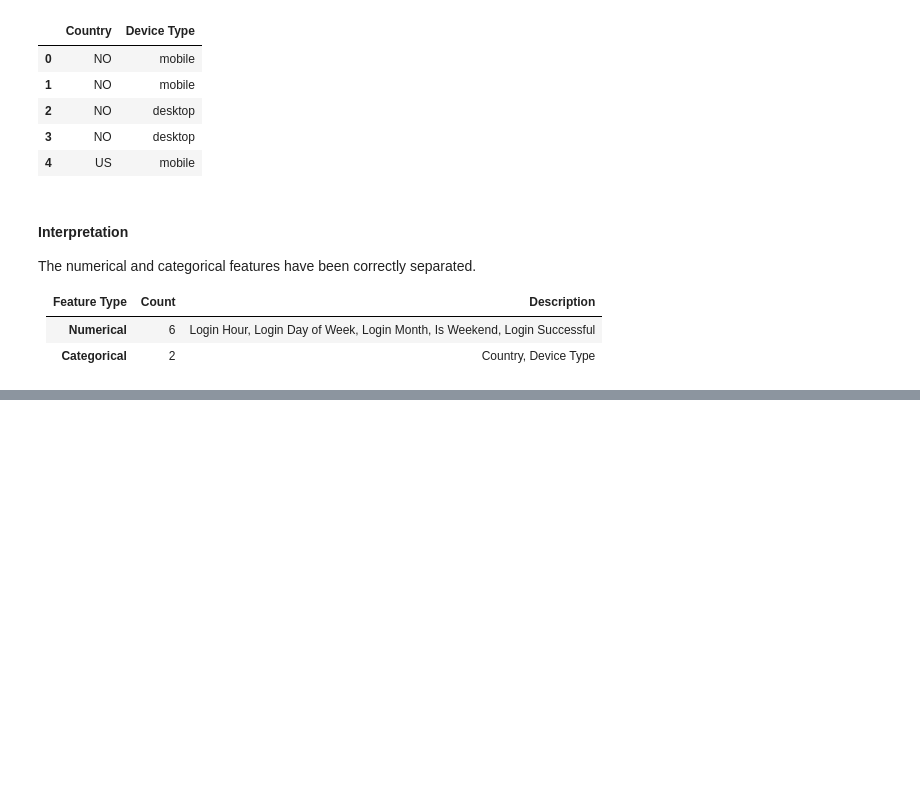
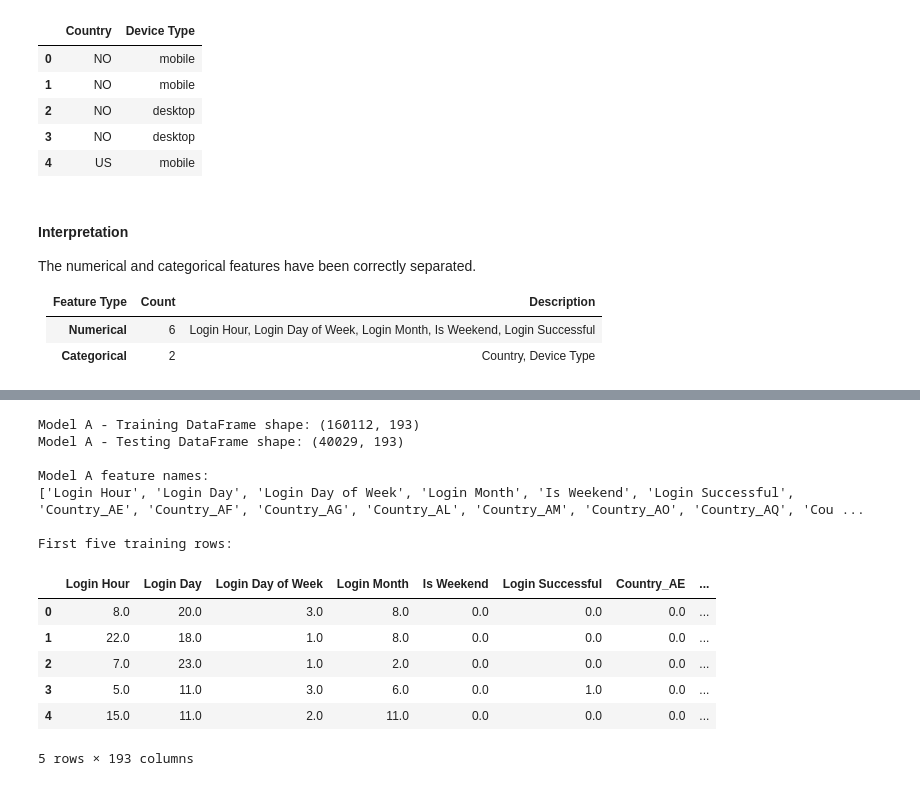
Before and after one commit to MiyukiMol/user-behavior-anomaly-detection, a Jupyter notebook: 02_unsupervised_anomaly_detection.ipynb, the cells around one changed output, grey strips where cells are left out. Cells and saved outputs as stored; diff of their text form; code cells hidden in the pictures; blank space fills up the shorter version.

Commit message:
Add train test data separation

```diff
--- a/02_unsupervised_anomaly_detection.ipynb
+++ b/02_unsupervised_anomaly_detection.ipynb
@@ -1625,0 +1519,41 @@ First five rows:
+# %%
+# Combine numerical and encoded feature names
+feature_names_A = (
+    NUMERICAL_FEATURES + list(encoded_feature_names_A)
+)
+
+# Create DataFrames for Model A
+X_train_A_df = pd.DataFrame(
+    X_train_A,
+    columns=feature_names_A
+)
+
+X_test_A_df = pd.DataFrame(
+    X_test_A,
+    columns=feature_names_A
+)
+
+# Verify Model A
+print("Model A - Training DataFrame shape:", X_train_A_df.shape)
+print("Model A - Testing DataFrame shape:", X_test_A_df.shape)
+
+print("\nModel A feature names:")
+print(X_train_A_df.columns.tolist())
+
+print("\nFirst five training rows:")
+display(X_train_A_df.head())
+# %% [output]
+Model A - Training DataFrame shape: (160112, 193)
+Model A - Testing DataFrame shape: (40029, 193)
+
+Model A feature names:
+['Login Hour', 'Login Day', 'Login Day of Week', 'Login Month', 'Is Weekend', 'Login Successful', 'Country_AE', 'Country_AF', 'Country_AG', 'Country_AL', 'Country_AM', 'Country_AO', 'Country_AQ', 'Cou ...
+
+First five training rows:
+|  | Login Hour | Login Day | Login Day of Week | Login Month | Is Weekend | Login Successful | Country_AE | ... |
+| 0 | 8.0 | 20.0 | 3.0 | 8.0 | 0.0 | 0.0 | 0.0 | ... |
+| 1 | 22.0 | 18.0 | 1.0 | 8.0 | 0.0 | 0.0 | 0.0 | ... |
+| 2 | 7.0 | 23.0 | 1.0 | 2.0 | 0.0 | 0.0 | 0.0 | ... |
+| 3 | 5.0 | 11.0 | 3.0 | 6.0 | 0.0 | 1.0 | 0.0 | ... |
+| 4 | 15.0 | 11.0 | 2.0 | 11.0 | 0.0 | 0.0 | 0.0 | ... |
+5 rows × 193 columns
```
Also changed, not shown: parts of 54 cells of this notebook.
